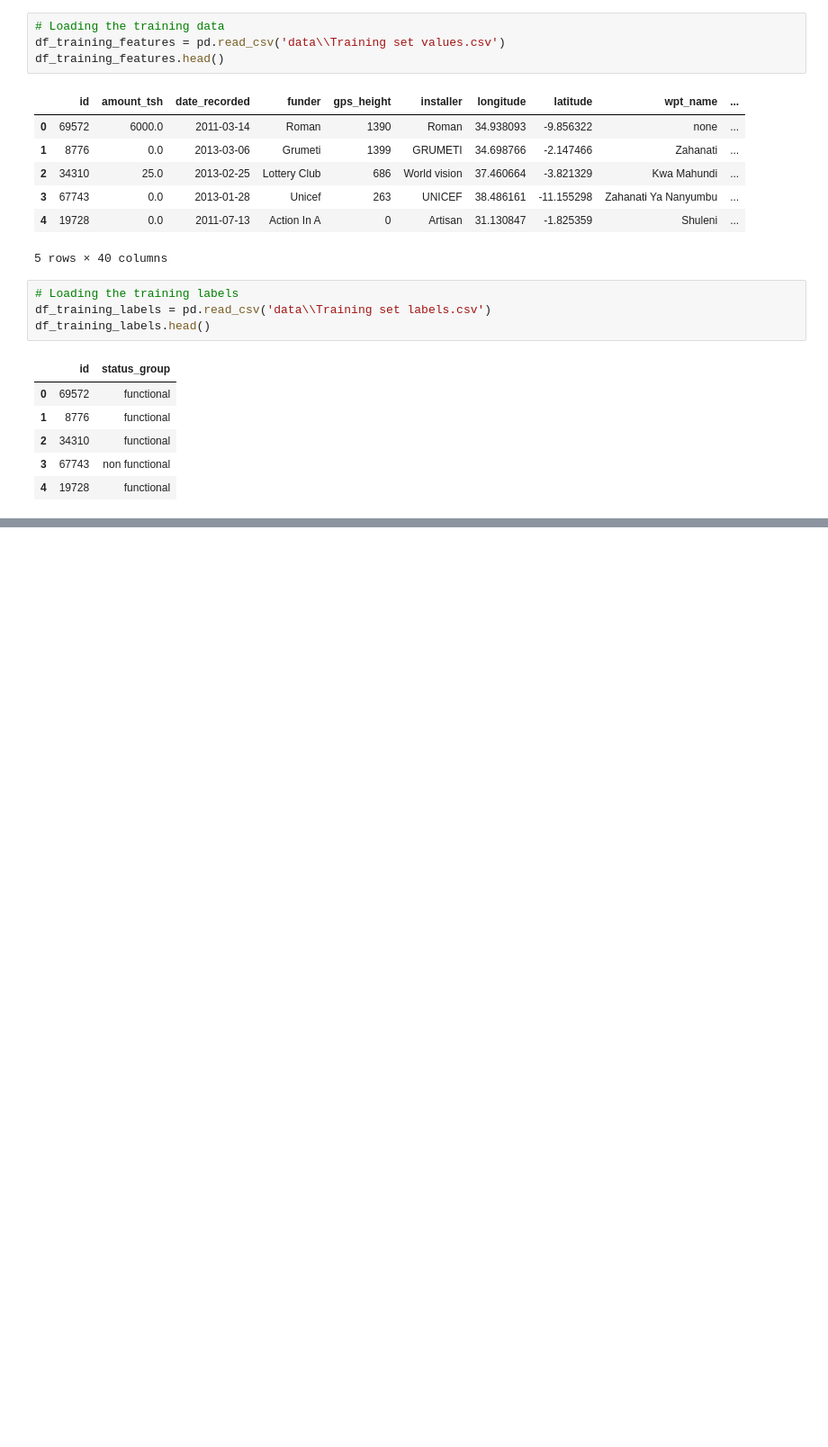
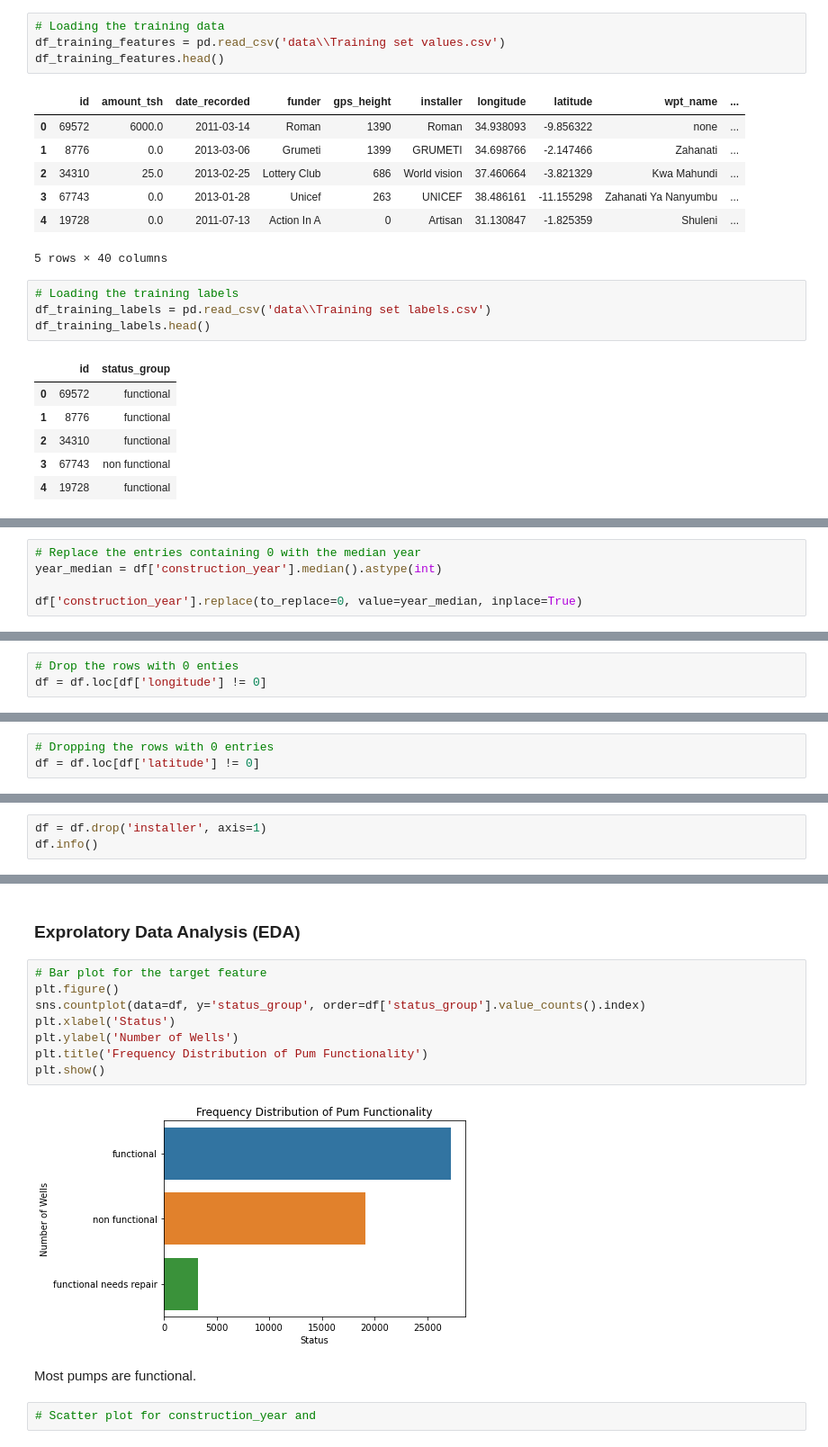
Before and after one commit to Paulwaweru/Phase-3-Project---Tanzania-Water-Wells, a Jupyter notebook: student.ipynb, the cells around one changed output, grey strips where cells are left out. Shown at 90% size. Cells and saved outputs as stored; diff of their text form; blank space fills up the shorter version.

Commit message:
Data Cleaning

```diff
--- a/student.ipynb
+++ b/student.ipynb
@@ -65,0 +606,5 @@ df.head()
+# %%
+# Replace the entries containing 0 with the median year
+year_median = df['construction_year'].median().astype(int)
+
+df['construction_year'].replace(to_replace=0, value=year_median, inplace=True)
@@ -65,0 +648,3 @@ df.head()
+# %%
+# Drop the rows with 0 enties
+df = df.loc[df['longitude'] != 0]
@@ -65,0 +666,3 @@ df.head()
+# %%
+# Dropping the rows with 0 entries
+df = df.loc[df['latitude'] != 0]
@@ -65,0 +743,3 @@ df.head()
+# %%
+df = df.drop('installer', axis=1)
+df.info()
@@ -65,0 +784,16 @@ df.head()
+# %% [markdown]
+### Exprolatory Data Analysis (EDA)
+# %%
+# Bar plot for the target feature
+plt.figure()
+sns.countplot(data=df, y='status_group', order=df['status_group'].value_counts().index)
+plt.xlabel('Status')
+plt.ylabel('Number of Wells')
+plt.title('Frequency Distribution of Pum Functionality')
+plt.show()
+# %% [output]
+[figure, added]
+# %% [markdown]
+Most pumps are functional.
+# %%
+# Scatter plot for construction_year and
```
Also changed, not shown: parts of 67 cells of this notebook.
